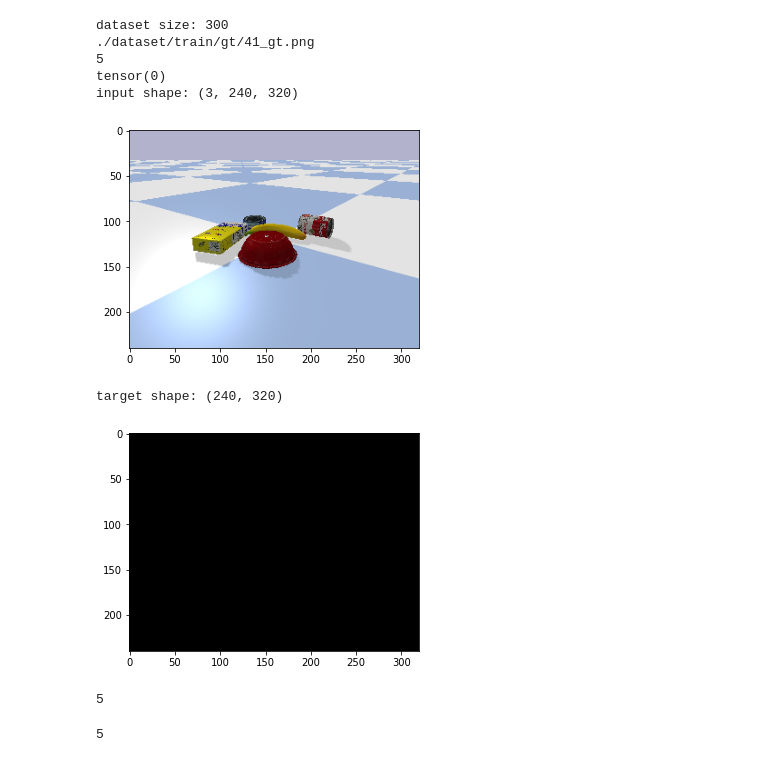
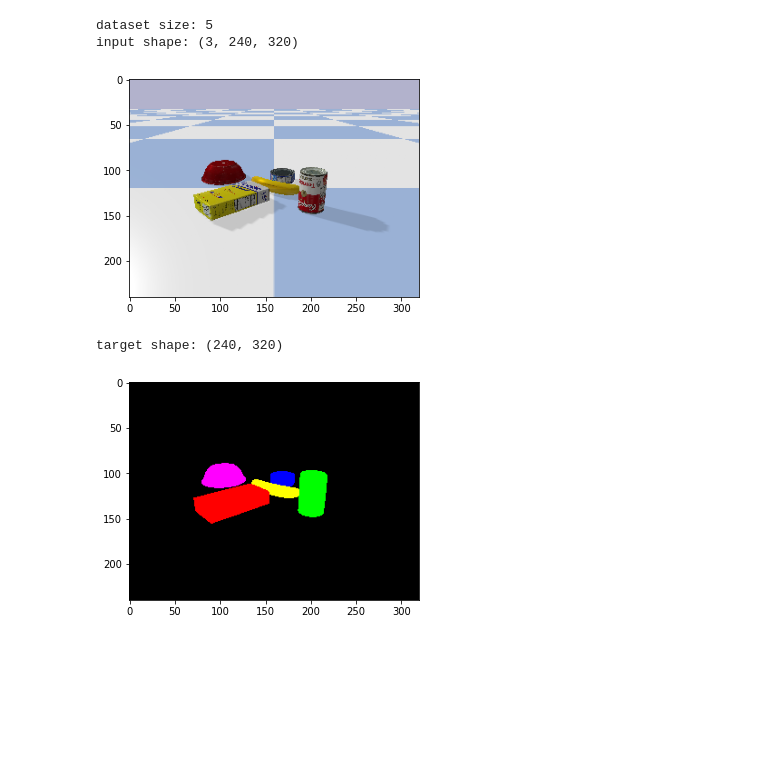
Before and after one commit to AdityaSidharta/columbia_robotics, a Jupyter notebook: hw2/notebooks/Scratch.ipynb, the cells around one changed output. Cells and saved outputs as stored; diff of their text form; code cells hidden in the pictures; blank space fills up the shorter version.

```diff
--- a/hw2/notebooks/Scratch.ipynb
+++ b/hw2/notebooks/Scratch.ipynb
@@ -50,13 +47,10 @@ torch.Size([240, 320])
 # %%
 from segmentation_helper import *
 # %%
-check_dataset(train_dataset)
+check_dataset(val_dataset)
 # %% [output]
-dataset size: 300
-./dataset/train/gt/41_gt.png
-5
-tensor(0)
+dataset size: 5
 input shape: (3, 240, 320)
-[figure, old version]
+[figure, new version]
 target shape: (240, 320)
-[figure, old version]
+[figure, new version]
@@ -65,4 +56,0 @@ from image import *
-# %%
-read_mask("./dataset/train/gt/98_gt.png").max()
-# %% [output]
-5
@@ -71,4 +56,0 @@ gt_mask = read_mask("./dataset/train/gt/98_gt.png")
-# %%
-print(gt_mask.max())
-# %% [output]
-5
```
Also changed, not shown: parts of 17 cells of this notebook, 4 other files.
